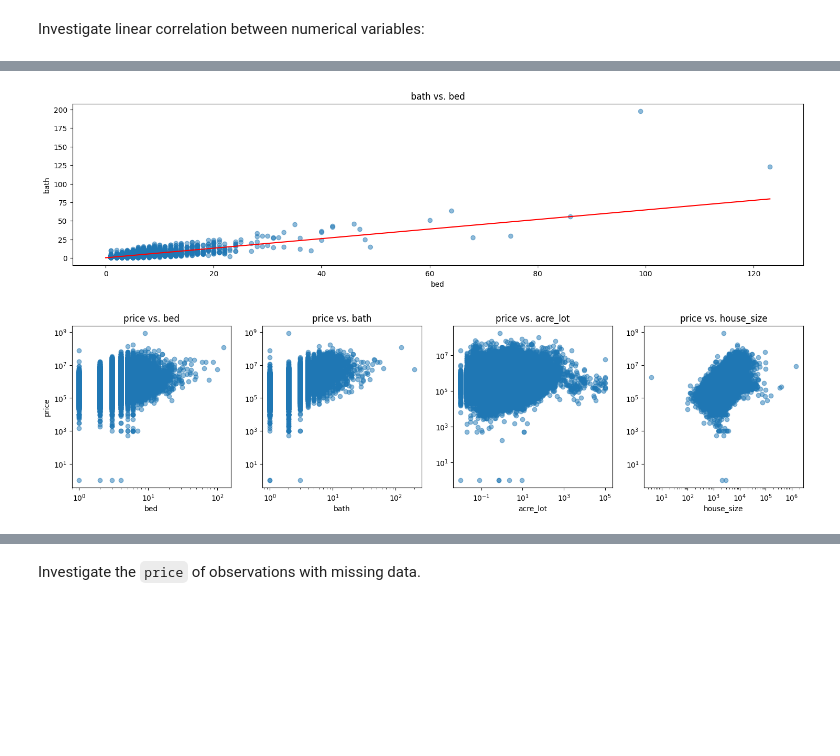
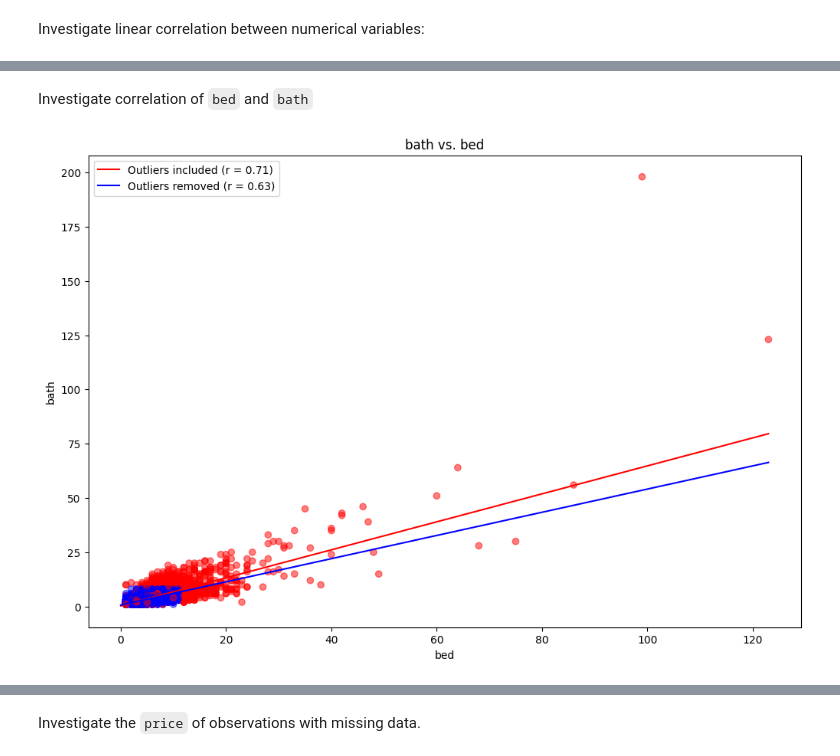
Before and after one commit to kristenvonbecker/housing_prediction_random_forest, a Jupyter notebook: housing_price_prediction.ipynb, the cells around one changed output, grey strips where cells are left out. Drawn from its saved outputs; the diff is of its cells as text; code cells hidden in the pictures; blank space fills up the shorter version.

```diff
--- a/housing_price_prediction.ipynb
+++ b/housing_price_prediction.ipynb
@@ -372,6 +371,0 @@ Add column to dataframe indicating the observation's number of missing values:
-# %%
-columns = df.drop(['price', 'longitude'], axis=1).columns
-
-missing = df[columns].isnull()
-df['num_missing'] = missing.sum(axis=1)
-df.head()
@@ -622,0 +582,12 @@ low threshold: -7.9e+01, high threshold: -6.9e+01
+# %%
+num_features = ['bed', 'bath', 'acre_lot', 'house_size', 'latitude', 'longitude']
+log_num_features = ['bed', 'bath', 'acre_lot', 'house_size']
+
+df['outlier'] = get_outliers(
+    df = df,
+    features = num_features,
+    z = [3.0] * len(num_features),
+    log = [True] * len(log_num_features) + [False] * (len(num_features) - len(log_num_features))
+    )
+
+df[df['outlier']].sample(frac=1).head()
@@ -674,42 +662,27 @@ plt.show()
+# %% [markdown]
+Investigate correlation of `bed` and `bath`
 # %%
-# add color indicator for outliers
-
-fig = plt.figure(figsize=(18, 4))
+fig = plt.figure(figsize=(12, 8))
 ax = plt.gca()
-plt.scatter(df['bed'], df['bath'], alpha=0.5)
+plt.scatter(df['bed'], df['bath'], alpha=0.5, c=df['outlier'], cmap='bwr')
 
 neither_null = ~(df['bed'].isnull() | df['bath'].isnull())
-reg = stats.linregress(x=df['bed'][neither_null], y=df['bath'][neither_null])
+reg_all = stats.linregress(x=df['bed'][neither_null], y=df['bath'][neither_null])
+reg_in = stats.linregress(x=df[~df['outlier']]['bed'][neither_null], y=df[~df['outlier']]['bath'][neither_null])
 
-x_range = np.linspace(0, 123, 10).tolist()
-y_range = [reg.slope * x + reg.intercept for x in x_range]
-plt.plot(x_range, y_range, 'r')
+x_range = np.linspace(0, int(df['bed'].max()), 10).tolist()
+y_range_all = [reg_all.slope * x + reg_all.intercept for x in x_range]
+y_range_in = [reg_in.slope * x + reg_in.intercept for x in x_range]
+r_all = reg_all.rvalue
+r_in = reg_in.rvalue
+plt.plot(x_range, y_range_all, 'r', label='Outliers included (r = {})'.format(round(r_all, 2)))
+plt.plot(x_range, y_range_in, 'b', label='Outliers removed (r = {})'.format(round(r_in, 2)))
 
 plt.title('bath vs. bed')
 plt.xlabel('bed')
 plt.ylabel('bath')
+plt.legend()
 
 plt.show()
 # %% [output]
-[figure, old version]
+[figure, new version]
-# %%
-# add color indicator for outliers
-
-fig = plt.figure(figsize=(18, 4))
-
-features = ['bed', 'bath', 'acre_lot', 'house_size']
-
-for i, feature in enumerate(features):
-  fig.add_subplot(1, 4, i+1)
-  ax = plt.gca()
-  plt.scatter(df[feature], df['price'], alpha=0.5)
-  ax.set_xscale('log')
-  ax.set_yscale('log')
-  plt.title('price vs. {}'.format(feature))
-  plt.xlabel("{}".format(feature))
-  if i == 0:
-    plt.ylabel('price')
-
-plt.show()
-# %% [output]
-[figure, removed]
```
Also changed, not shown: parts of 66 cells of this notebook.
